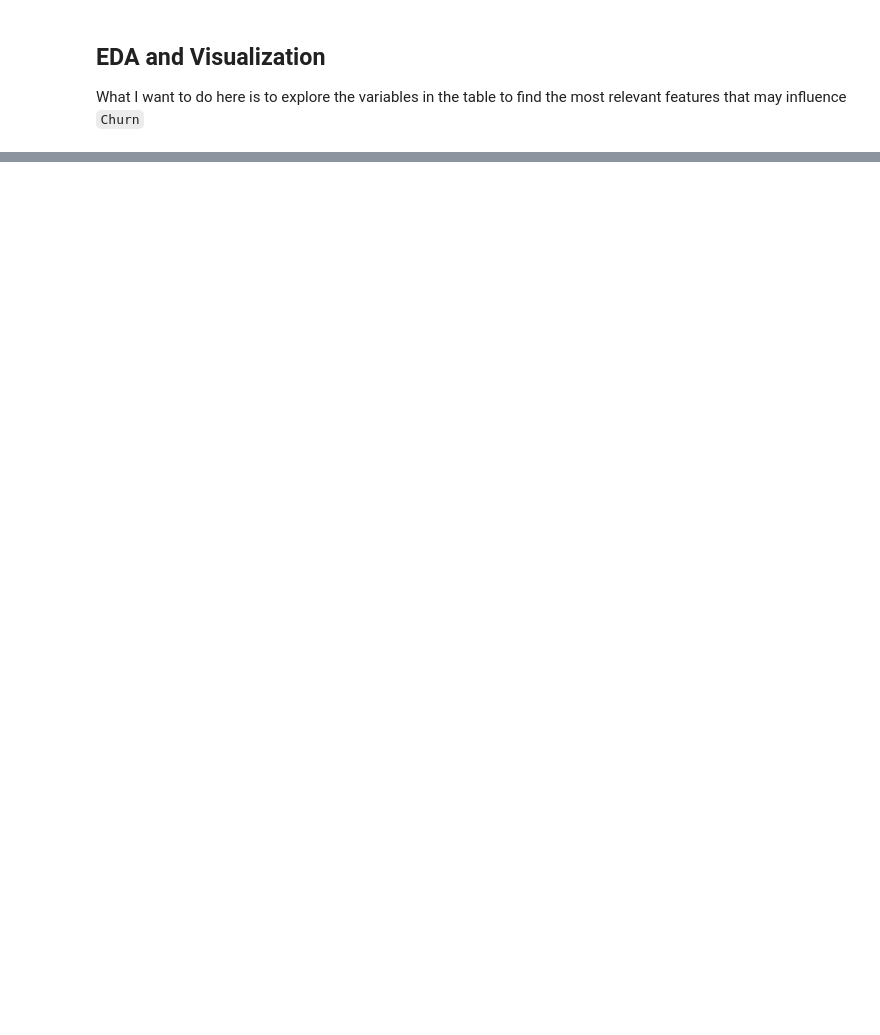
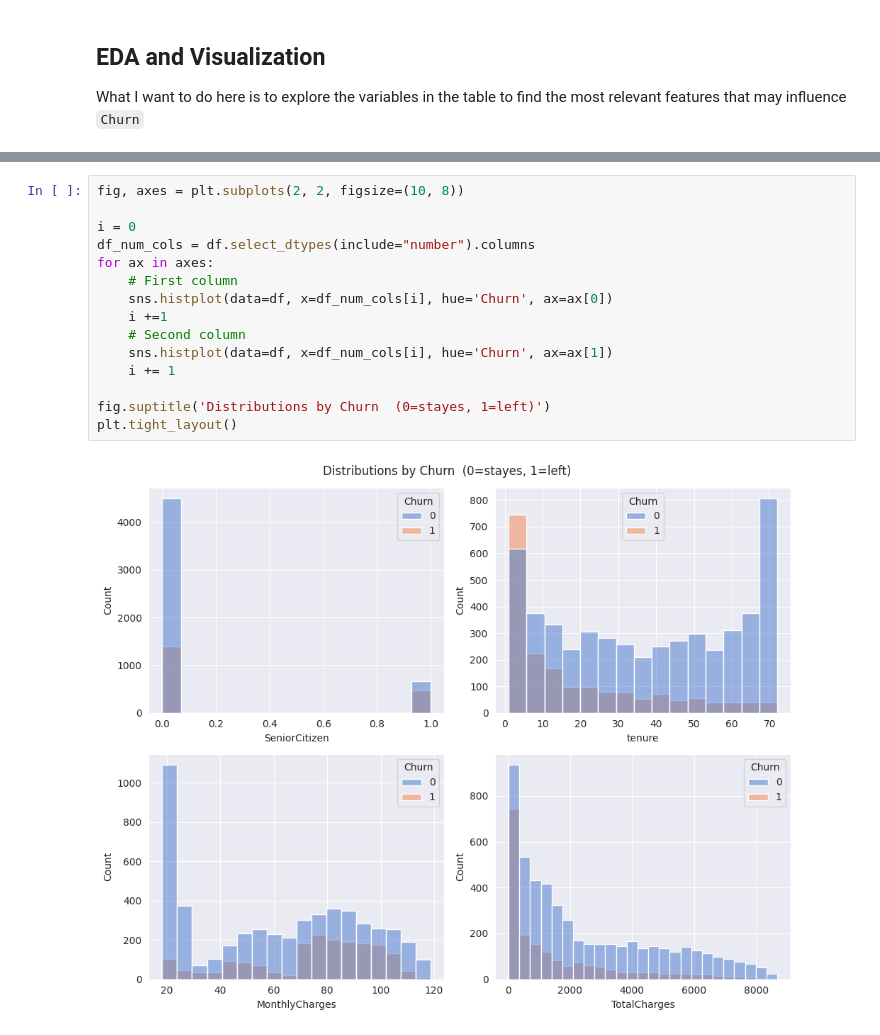
Before and after one commit to altjerue/Portfolio, a Jupyter notebook: Telco_churn.ipynb, the cells around one changed output, grey strips where cells are left out. Saved outputs shown, nothing was run; the diff lists cells and outputs as text; blank space fills up the shorter version.

```diff
--- a/Telco_churn.ipynb
+++ b/Telco_churn.ipynb
@@ -144,0 +174,17 @@ plt.show()
+# %%
+fig, axes = plt.subplots(2, 2, figsize=(10, 8))
+
+i = 0
+df_num_cols = df.select_dtypes(include="number").columns
+for ax in axes:
+    # First column
+    sns.histplot(data=df, x=df_num_cols[i], hue='Churn', ax=ax[0])
+    i +=1
+    # Second column
+    sns.histplot(data=df, x=df_num_cols[i], hue='Churn', ax=ax[1])
+    i += 1
+
+fig.suptitle('Distributions by Churn  (0=stayes, 1=left)')
+plt.tight_layout()
+# %% [output]
+[figure, added]
```
Also changed, not shown: parts of 23 cells of this notebook.
